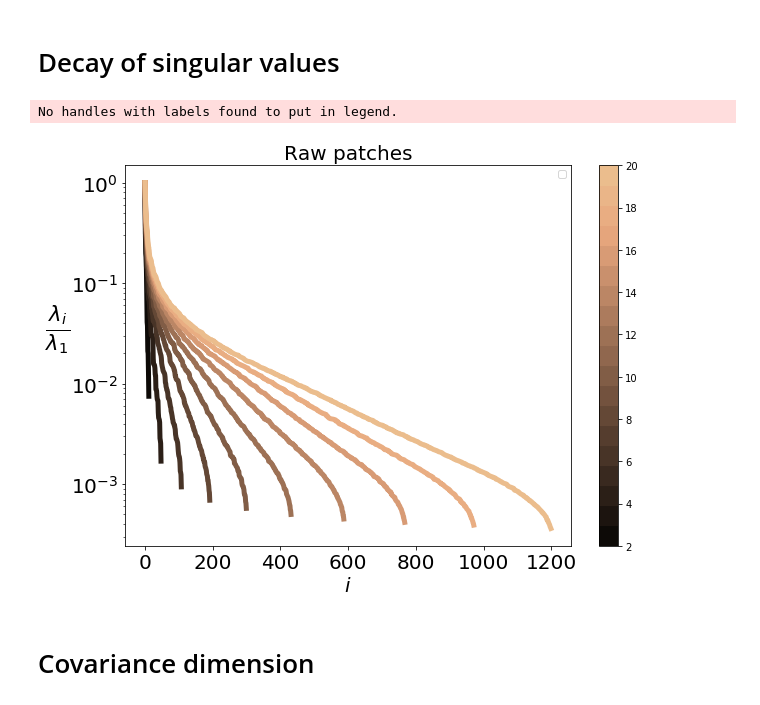
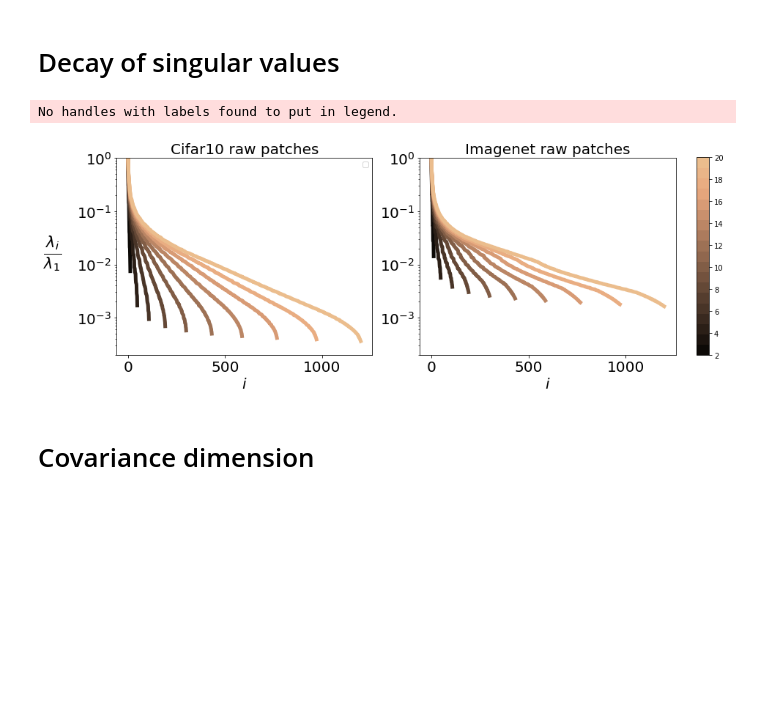
Before and after one commit to louity/patches, a Jupyter notebook: PatchesAnalysis.ipynb, the cells around one changed output. Cells and saved outputs as stored; diff of their text form; code cells hidden in the pictures; blank space fills up the shorter version.

Commit message:
update figures

```diff
--- a/PatchesAnalysis.ipynb
+++ b/PatchesAnalysis.ipynb
@@ -151,7 +151,7 @@ def int_dims_largest_scale(int_dims_all_scales):
     out['std_Idim'] = np.array(out['std_Idim'])[indicies]
     return out
 
-def format_ax(ax, xlabel = '',ylabel = '', title= '', labelsize = 20, y_ticks_format='{:,.0%}', x_ticks_format=None):
+def format_ax(ax, xlabel = '',ylabel = '', title= '', labelsize = 20, y_ticks_format='{:,.00%}', x_ticks_format=None):
     vals = ax.get_yticks()
     if y_ticks_format is not None:
         ax.set_yticklabels([y_ticks_format.format(x) for x in vals])
@@ -186,13 +186,13 @@ root = '/nfs/gatsbystor/michaela/projects/nondeep/data/'
 class Struct:
 	def __init__(self, **entries):
 		self.__dict__.update(entries)
-args = {'dataset':'cifar10',
+args = {'dataset':'imagenet32',
         'no_padding':False,
         'batchsize':512,
         'num_workers':4,
         'padding_mode':'constant',
-        'path_train': '/nfs/data/michaela/projects/data/imagenet/imagenet32/out_data_train/',
-        'path_test': '/nfs/data/michaela/projects/data/imagenet/imagenet32/out_data_val/',
+        'path_train': '/nfs/gatsbystor/michaela/projects/data/imagenet/imagenet32/out_data_train/',
+        'path_test': '/nfs/gatsbystor/michaela/projects/data/imagenet/imagenet32/out_data_val/',
         'K_nn':2000,
         'numpy_seed':0,
         'n_channel_convolution':1000,
@@ -210,13 +206,2 @@ Files already downloaded and verified
 # %% [markdown]
 # Computing Singular Values of patches
-# %%
-# Computing singular values of
-save_file = 'data/eigvals.pickle'
-if not os.path.exists(save_file):
-    all_eigvals = pa.eigvals_patches(trainloader_whitening,patch_sizes,whitening_regs)
-
-    with open(save_file, 'wb') as f:
-        pickle.dump(all_eigvals, f)
-else:
-    with open(save_file, 'rb') as f:
-        all_eigvals = pickle.load(f)
@@ -223,33 +234,54 @@ else:
 # %% [markdown]
 # Decay of singular values
 # %%
-fig, ax = plt.subplots(1,1, figsize=(10,7))
+fig, ax = plt.subplots(1,2, figsize=(12,5))
 max_id = 200
 id_start = 1
 raw_idx=0
-whitened_idx = 3
+whitened_idx = 2
 linewidth = 5
 patch_sizes = [2,3,4,5,6,7,8,9,10,11,12,13,14,15,16,17,18,19,20]
 whitening_regs = np.array([0.00001,0.0001,0.001,0.01,0.1,1.,10.])
 colors = sns.color_palette("copper", n_colors=len(patch_sizes) , desat=.7)
 for i in range(len(patch_sizes)):
     if np.mod(i,2)==0:
-        ax.plot(np.sqrt(all_eigvals[i][:,raw_idx]),  color= colors[i], linewidth=linewidth)
-        #ax[1].plot(np.sqrt(all_eigvals[i][:,whitened_idx]) , color= colors[i],linewidth=linewidth)
+        ax[0].plot(np.sqrt(cifar10_eigvals[i][:,raw_idx]),  color= colors[i], linewidth=linewidth)
+        ax[1].plot(np.sqrt(imagenet32_eigvals[i][:,raw_idx]),  color= colors[i],  linewidth=linewidth)
 
-format_ax(ax,xlabel='$i$', ylabel= '$\\frac{\lambda_i}{\lambda_1}$', title = 'Raw patches', labelsize=20, x_ticks_format = None)
+format_ax(ax[0],xlabel='$i$', ylabel= '$\\frac{\lambda_i}{\lambda_1}$', title = 'Cifar10 raw patches', labelsize=20, x_ticks_format = None)
+format_ax(ax[1],xlabel='$i$', ylabel= '', title = 'Imagenet raw patches', labelsize=20, x_ticks_format = None)
+
 #format_ax(ax[1],xlabel='$i$', ylabel= '$\\frac{\lambda_i}{\lambda_1}$', title = 'Whitened patches', labelsize=20, x_ticks_format = None)
 norm = mpl.colors.Normalize(vmin=2, vmax=patch_sizes[-1], clip=False)
 my_cmap = mpl.colors.ListedColormap(colors.as_hex())
-plt.colorbar(mpl.cm.ScalarMappable(norm=norm, cmap=my_cmap))
+#plt.colorbar(mpl.cm.ScalarMappable(norm=norm, cmap=my_cmap), ax = ax[1], loc=(1.4, 1.))
+fig.subplots_adjust(right=0.8)
+from mpl_toolkits.axes_grid1 import make_axes_locatable
+#divider = make_axes_locatable(fig)
+#cax = divider.new_horizontal(size="5%", pad=1, pack_start=False)
+#fig.add_axes(cax)
+#fig.colorbar(mpl.cm.ScalarMappable(norm=norm, cmap=my_cmap), cax=cax)
 
-ax.set_yscale('log')
-#ax[1].set_yscale('linear')
-ax.legend()
+
+
+cbar_ax = fig.add_axes([1.02, 0.165, 0.02, 0.75])
+fig.colorbar(mpl.cm.ScalarMappable(norm=norm, cmap=my_cmap), cax=cbar_ax)
+
+
+
+ax[0].set_yscale('log')
+ax[1].set_yscale('log')
+ax[0].set_ylim([2*1e-4,1])
+ax[1].set_ylim([2*1e-4,1])
+#ax[1].set_yticks([])
+ax[0].yaxis.set_label_coords(-0.25, 0.42)
+ax[0].legend()
+#ax[idx_M].legend(handles, labels, bbox_to_anchor=(1.4, 1.),frameon=False)
+plt.tight_layout()
 save('spectrum_patches')
 # %% [output]
 No handles with labels found to put in legend.
-[figure, old version]
+[figure, new version]
 # %% [markdown]
 # Covariance dimension
 # %%
```
Also changed, not shown: parts of 12 cells of this notebook, 10 other files.
